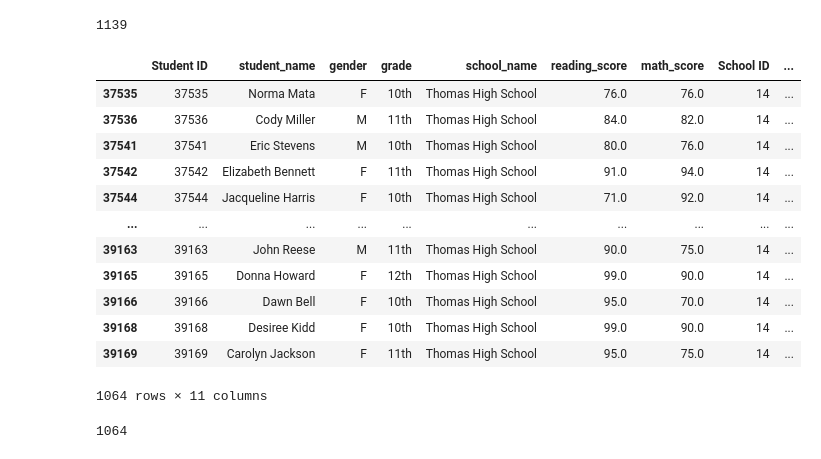
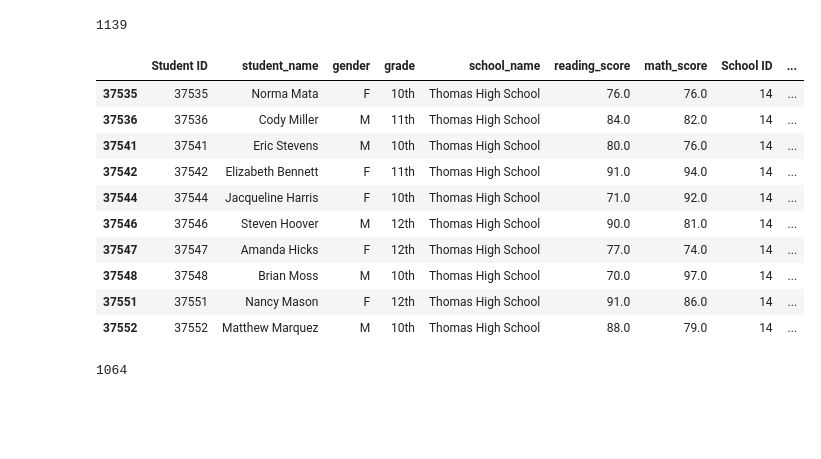
Before and after one commit to JiaCLu/School_District_Analysis, a Jupyter notebook: PyCitySchools_Challenge.ipynb, the cells around one changed output. Drawn from its saved outputs; the diff is of its cells as text; code cells hidden in the pictures; blank space fills up the shorter version.

Commit message:
modified code PyCitySchools_Challenge.

```diff
--- a/PyCitySchools_Challenge.ipynb
+++ b/PyCitySchools_Challenge.ipynb
@@ -274,23 +274,21 @@ passing_reading
 # %%
 # Step 8. Get all the students passing math and reading from THS
 total_students_passing_math_reading = school_data_complete_df.loc[(school_data_complete_df["math_score"] >= 70)
                                                                  &(school_data_complete_df["reading_score"] >= 70)
                                                                  &(school_data_complete_df["school_name"]=="Thomas High School")]
-total_students_passing_math_reading
+total_students_passing_math_reading.head(10)
 # %% [output]
 |  | Student ID | student_name | gender | grade | school_name | reading_score | math_score | School ID | ... |
 | 37535 | 37535 | Norma Mata | F | 10th | Thomas High School | 76.0 | 76.0 | 14 | ... |
 | 37536 | 37536 | Cody Miller | M | 11th | Thomas High School | 84.0 | 82.0 | 14 | ... |
 | 37541 | 37541 | Eric Stevens | M | 10th | Thomas High School | 80.0 | 76.0 | 14 | ... |
 | 37542 | 37542 | Elizabeth Bennett | F | 11th | Thomas High School | 91.0 | 94.0 | 14 | ... |
 | 37544 | 37544 | Jacqueline Harris | F | 10th | Thomas High School | 71.0 | 92.0 | 14 | ... |
-| ... | ... | ... | ... | ... | ... | ... | ... | ... | ... |
-| 39163 | 39163 | John Reese | M | 11th | Thomas High School | 90.0 | 75.0 | 14 | ... |
-| 39165 | 39165 | Donna Howard | F | 12th | Thomas High School | 99.0 | 90.0 | 14 | ... |
-| 39166 | 39166 | Dawn Bell | F | 10th | Thomas High School | 95.0 | 70.0 | 14 | ... |
-| 39168 | 39168 | Desiree Kidd | F | 10th | Thomas High School | 99.0 | 90.0 | 14 | ... |
-| 39169 | 39169 | Carolyn Jackson | F | 11th | Thomas High School | 95.0 | 75.0 | 14 | ... |
+| 37546 | 37546 | Steven Hoover | M | 12th | Thomas High School | 90.0 | 81.0 | 14 | ... |
+| 37547 | 37547 | Amanda Hicks | F | 12th | Thomas High School | 77.0 | 74.0 | 14 | ... |
+| 37548 | 37548 | Brian Moss | M | 10th | Thomas High School | 70.0 | 97.0 | 14 | ... |
+| 37551 | 37551 | Nancy Mason | F | 12th | Thomas High School | 91.0 | 86.0 | 14 | ... |
+| 37552 | 37552 | Matthew Marquez | M | 10th | Thomas High School | 88.0 | 79.0 | 14 | ... |
-1064 rows × 11 columns
 # %%
 total_students_passing_count = school_data_complete_df.loc[(school_data_complete_df["math_score"] >= 70)
                                                                  &(school_data_complete_df["reading_score"] >= 70)
```
Also changed, not shown: parts of 4 cells of this notebook.
